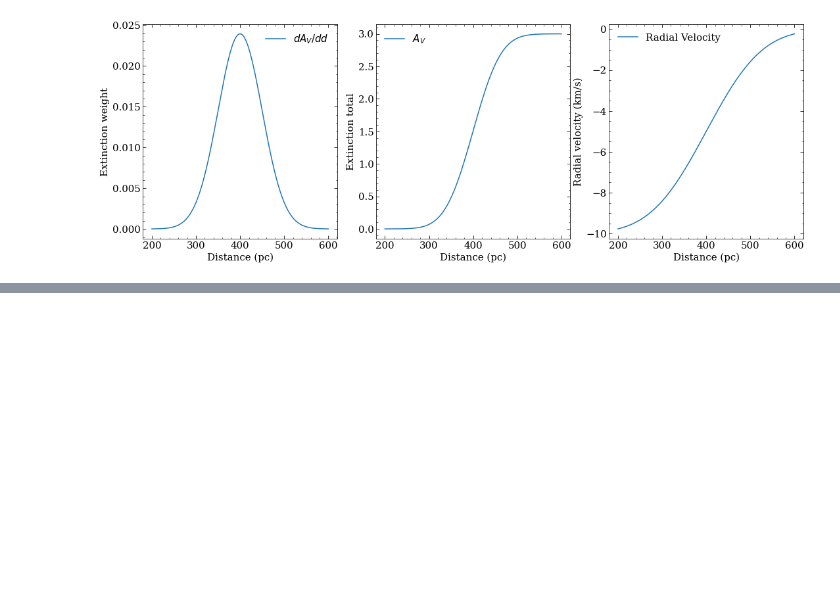
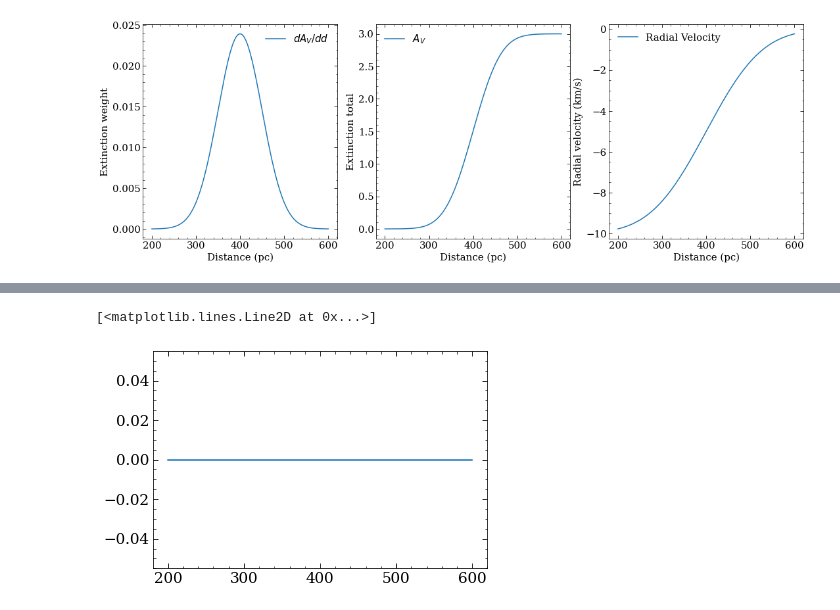
Before and after one commit to aidantmcb/DIBModeling, a Jupyter notebook: model.ipynb, the cells around one changed output, grey strips where cells are left out. Saved outputs shown, nothing was run; the diff lists cells and outputs as text; code cells hidden in the pictures; blank space fills up the shorter version.

```diff
--- a/model.ipynb
+++ b/model.ipynb
@@ -177 +199,6 @@ plt.show()
+# %%
+plt.plot(kt_dist, v0)
+# %% [output]
+[<matplotlib.lines.Line2D at 0x...>]
+[figure, added]
 # %%
```
Also changed, not shown: parts of 14 cells of this notebook, 1 other file.
